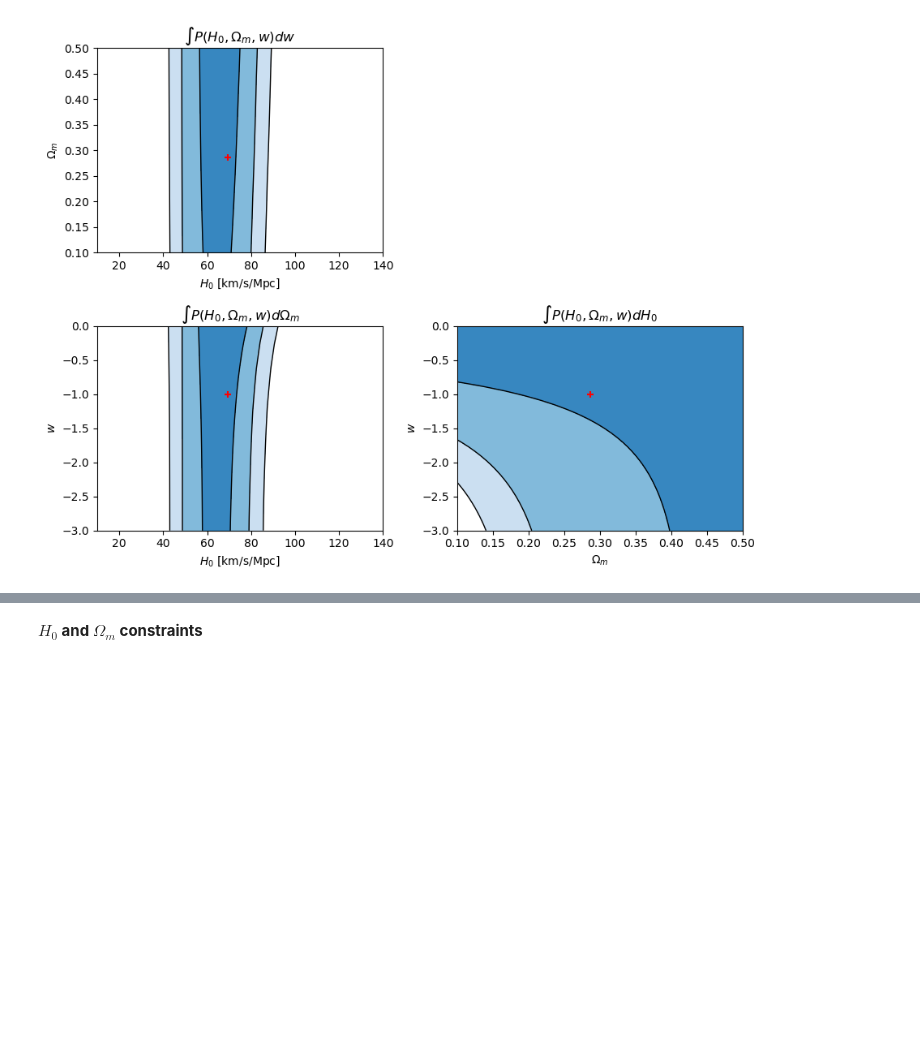
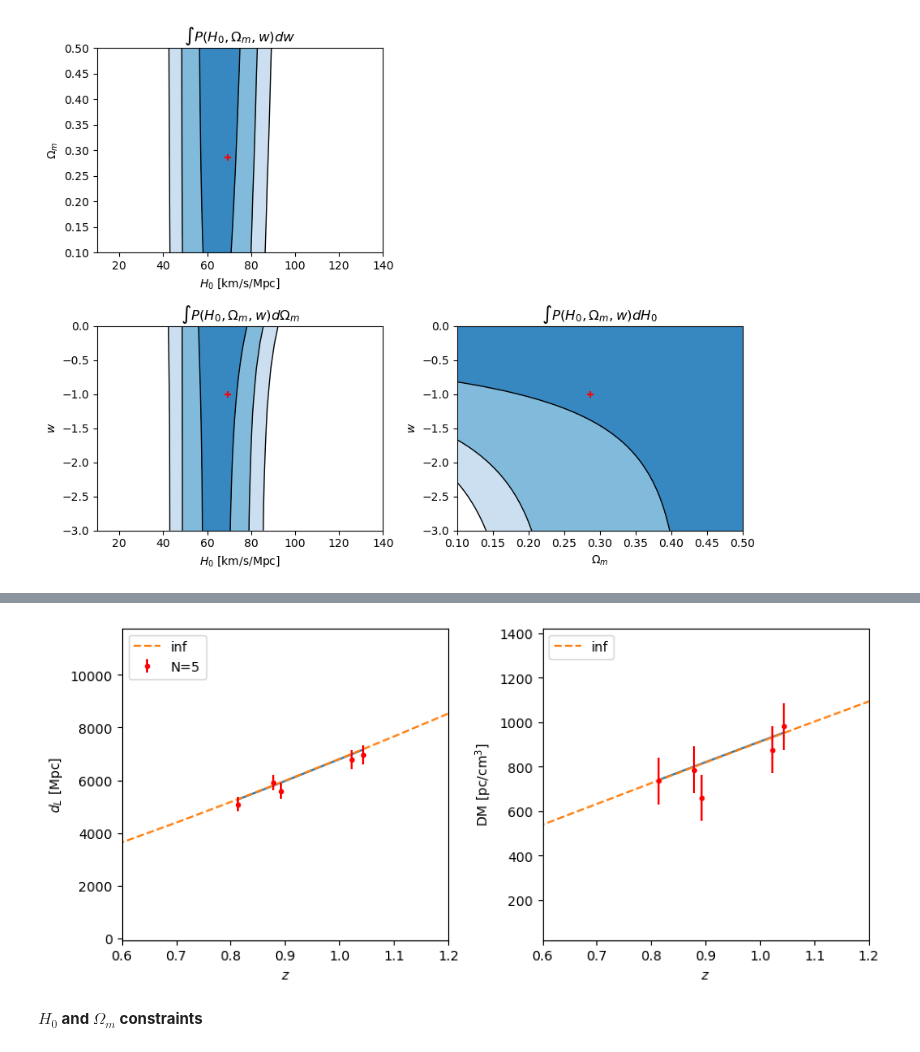
Before and after one commit to MariosNT/FRB_GW_association_cosmo, a Jupyter notebook: Notebooks/GWs_FRB_cosmo/Cosmo_constraints.ipynb, the cells around one changed output, grey strips where cells are left out. Cells and saved outputs as stored; diff of their text form; code cells hidden in the pictures; blank space fills up the shorter version.

```diff
--- a/Notebooks/GWs_FRB_cosmo/Cosmo_constraints.ipynb
+++ b/Notebooks/GWs_FRB_cosmo/Cosmo_constraints.ipynb
@@ -1367,3 +1420,36 @@ plt.show()
+# %%
+## Luminosity distance
+dL_centres_inf = FlatLambdaCDM(H0=H0_inf, Om0=OMEGA_MATTER).luminosity_distance(z_array).value
+
+## DM measure
+DM_centres_inf=vecDM(z_array, Om=OMEGA_MATTER, H0=H0_inf)
+# %%
+fig = plt.figure(figsize=(9, 4))
+ax1 = fig.add_subplot(121)
+ax2 = fig.add_subplot(122)
+
+ax1.plot(np.sort(zs_centre), np.sort(dL_centres))
+ax1.plot(z_array, dL_centres_inf, ls='--', label='inf')
+ax1.errorbar(zs_centre, dL_obs_centres, yerr=sigma_dL, marker='o', ls='', ms=3, c='r', label=f'N={len(zs_centre)}')
+ax1.set_ylabel(r'$d_{L}$ [Mpc]')
+ax1.set_xlabel(r'$z$')
+ax1.legend(loc='upper left')
+ax1.set_xlim(0.6, 1.2)
+# ax1.set_ylim(0.0, 1.2e4)
+
+ax2.plot(np.sort(zs_centre), np.sort(DM_centres))
+ax2.plot(z_array, DM_centres_inf, ls='--', label='inf')
+ax2.errorbar(zs_centre, DM_obs_centres, yerr=sigma_DM, marker='o', ls='', ms=3, c='r')
+ax2.set_ylabel(r'DM [pc/cm$^3$]')
+ax2.set_xlabel(r'$z$')
+ax2.legend(loc='upper left')
+ax2.set_xlim(0.6, 1.2)
+# ax2.set_ylim(0.0, 1.6e3)
+
+plt.tight_layout()
+plt.show()
+# %% [output]
+[figure, added]
 # %% [markdown]
 **$H_0$ and $\Omega_m$ constraints**
 # %%
```
Also changed, not shown: parts of 12 cells of this notebook.
